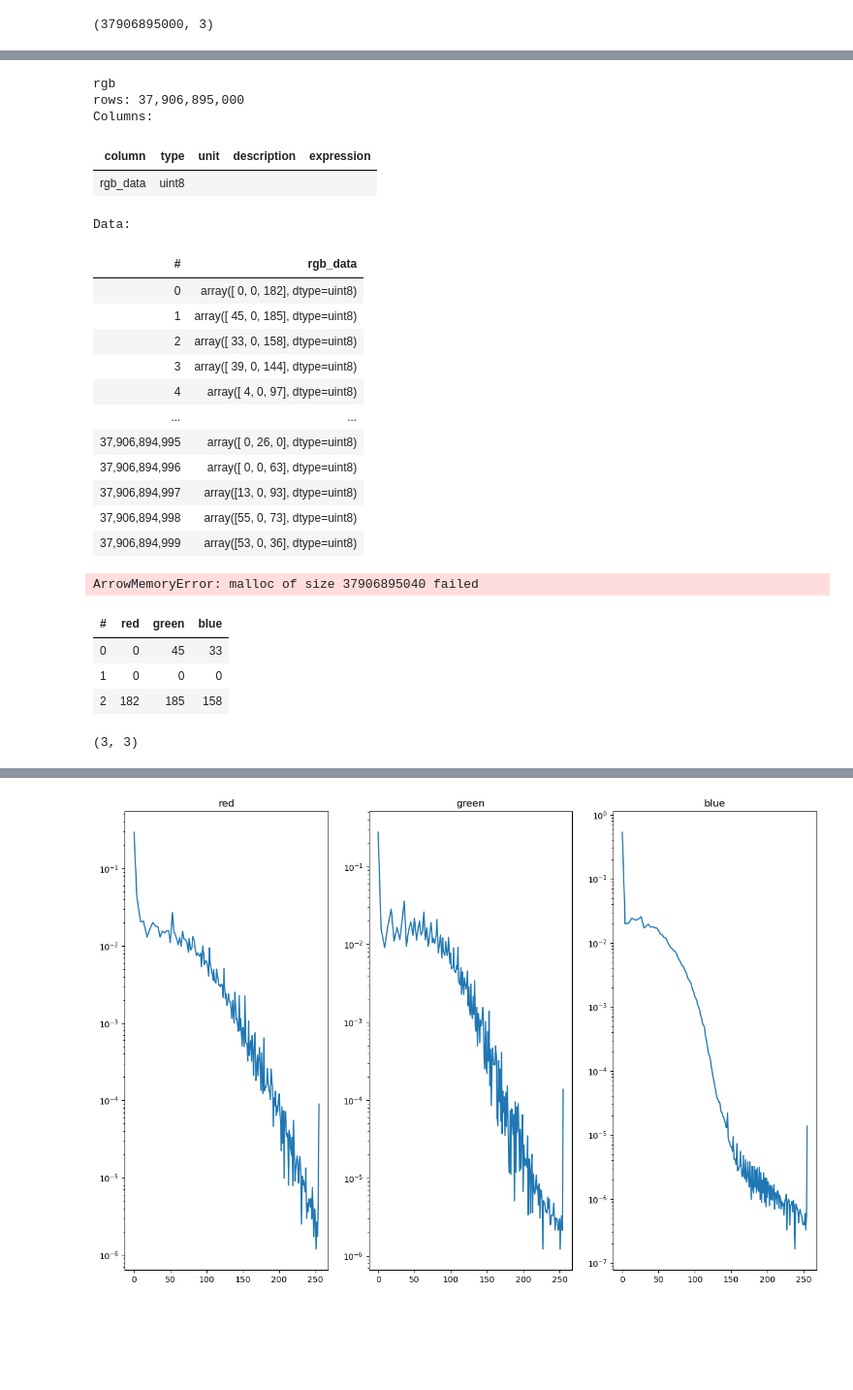
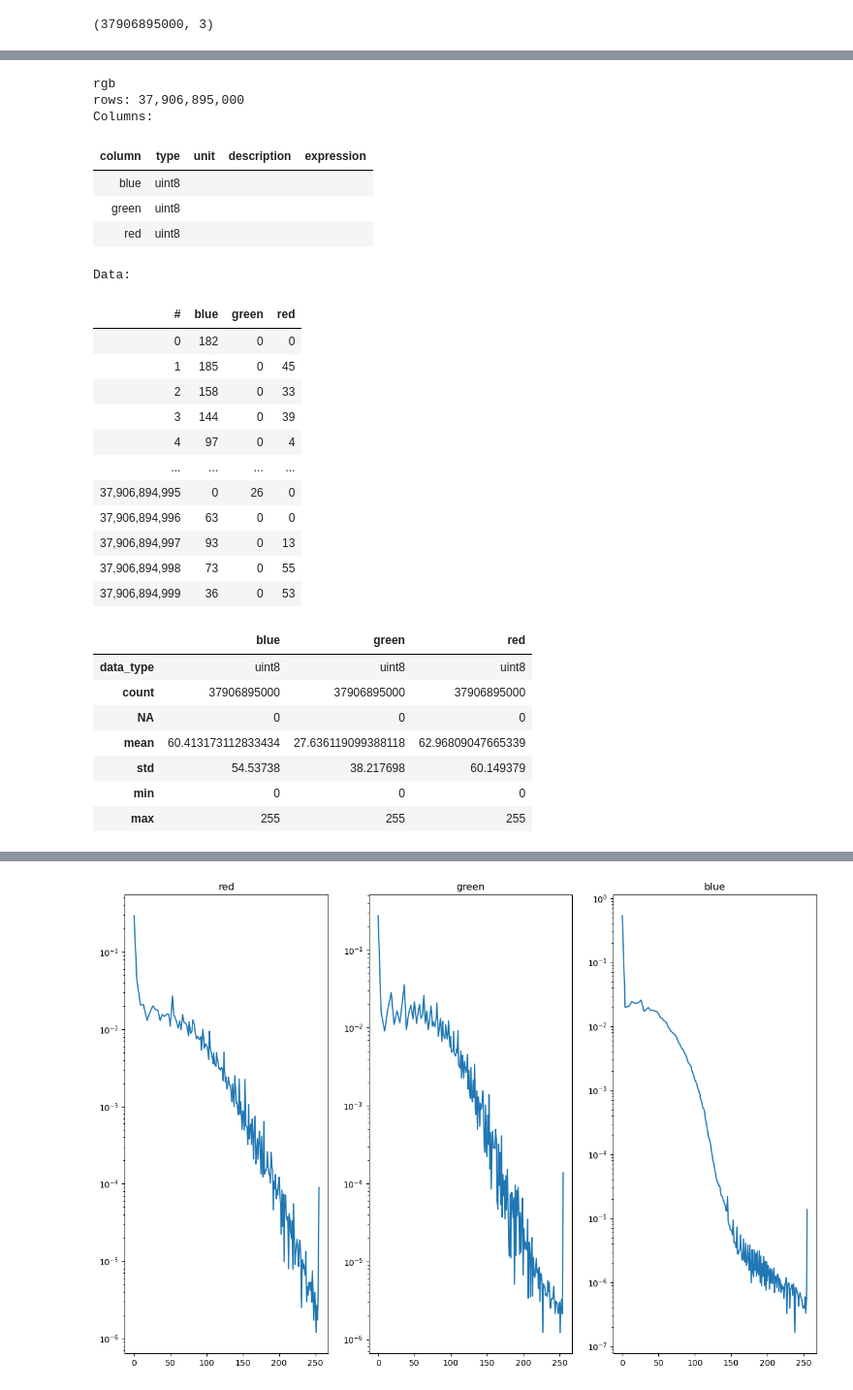
Before and after one commit to basil-77/bmstu_vkr, a Jupyter notebook: draft/raw_noise.ipynb, the cells around one changed output, grey strips where cells are left out. Shown at 97% size. Cells and saved outputs as stored; diff of their text form; code cells hidden in the pictures; blank space fills up the shorter version.

```diff
--- a/draft/raw_noise.ipynb
+++ b/draft/raw_noise.ipynb
@@ -89,39 +69,35 @@ vf
 # %%
 vdf_rgb = vaex.open("rgb.h5")
-vdf_rgb.
+vdf_rgb.info()
 # %% [output]
 rgb
 rows: 37,906,895,000
 Columns:
 | column | type | unit | description | expression |
-| rgb_data | uint8 |  |  |  |
+| blue | uint8 |  |  |  |
+| green | uint8 |  |  |  |
+| red | uint8 |  |  |  |
 Data:
-| # | rgb_data |
-| 0 | array([ 0, 0, 182], dtype=uint8) |
-| 1 | array([ 45, 0, 185], dtype=uint8) |
-| 2 | array([ 33, 0, 158], dtype=uint8) |
-| 3 | array([ 39, 0, 144], dtype=uint8) |
-| 4 | array([ 4, 0, 97], dtype=uint8) |
-| ... | ... |
-| 37,906,894,995 | array([ 0, 26, 0], dtype=uint8) |
-| 37,906,894,996 | array([ 0, 0, 63], dtype=uint8) |
-| 37,906,894,997 | array([13, 0, 93], dtype=uint8) |
-| 37,906,894,998 | array([55, 0, 73], dtype=uint8) |
-| 37,906,894,999 | array([53, 0, 36], dtype=uint8) |
+| # | blue | green | red |
+| 0 | 182 | 0 | 0 |
+| 1 | 185 | 0 | 45 |
+| 2 | 158 | 0 | 33 |
+| 3 | 144 | 0 | 39 |
+| 4 | 97 | 0 | 4 |
+| ... | ... | ... | ... |
+| 37,906,894,995 | 0 | 26 | 0 |
+| 37,906,894,996 | 63 | 0 | 0 |
+| 37,906,894,997 | 93 | 0 | 13 |
+| 37,906,894,998 | 73 | 0 | 55 |
+| 37,906,894,999 | 36 | 0 | 53 |
-# %%
-pa_rgb = pa.table({"red": rgb[:,0], "green": rgb[:,1], "blue": rgb[:,2]})
-pq.write_table(pa_rgb, "rgb_table.parquet")
-# %% [output]
-ArrowMemoryError: malloc of size 37906895040 failed
-# %%
-vdf_rgb = vaex.open("rgb.parquet")
-vdf_rgb
-# %% [output]
-| # | red | green | blue |
-| 0 | 0 | 45 | 33 |
-| 1 | 0 | 0 | 0 |
-| 2 | 182 | 185 | 158 |
 # %%
-vdf_rgb.shape
+vdf_rgb.describe()
 # %% [output]
-(3, 3)
+|  | blue | green | red |
+| data_type | uint8 | uint8 | uint8 |
+| count | 37906895000 | 37906895000 | 37906895000 |
+| NA | 0 | 0 | 0 |
+| mean | 60.413173112833434 | 27.636119099388118 | 62.96809047665339 |
+| std | 54.53738 | 38.217698 | 60.149379 |
+| min | 0 | 0 | 0 |
+| max | 255 | 255 | 255 |
```
Also changed, not shown: parts of 10 cells of this notebook.
